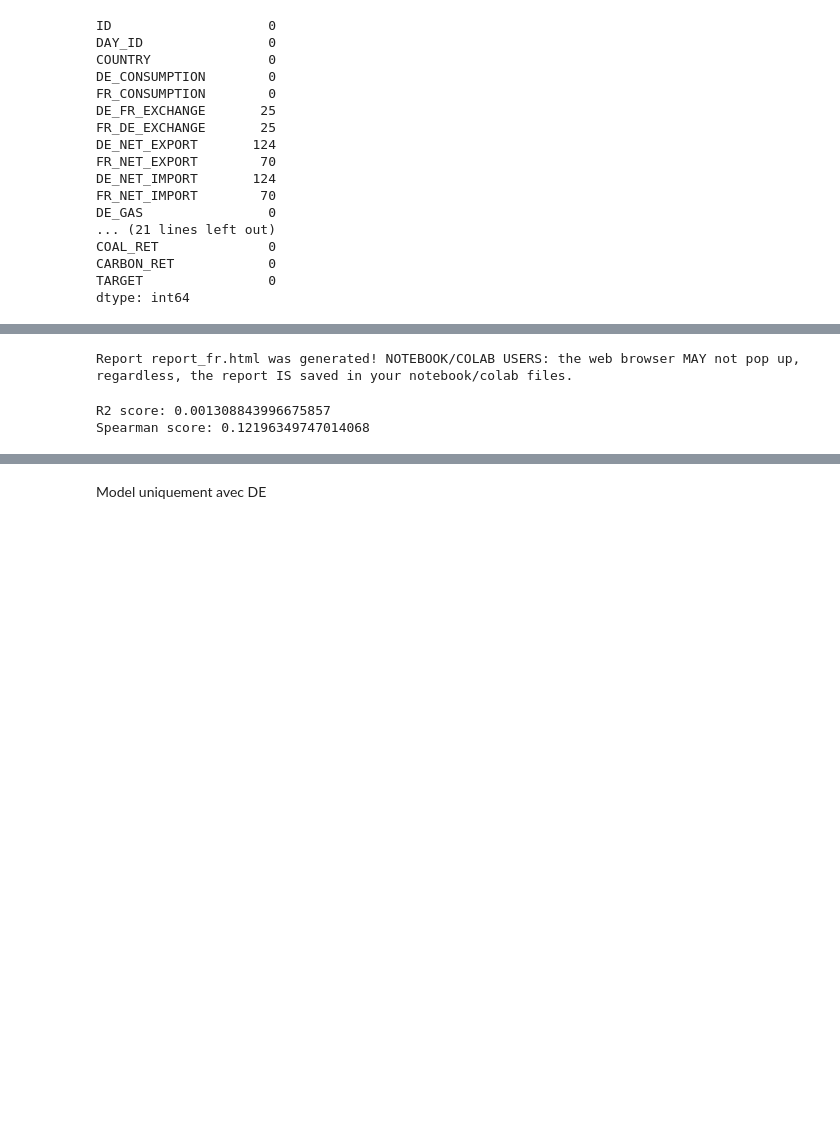
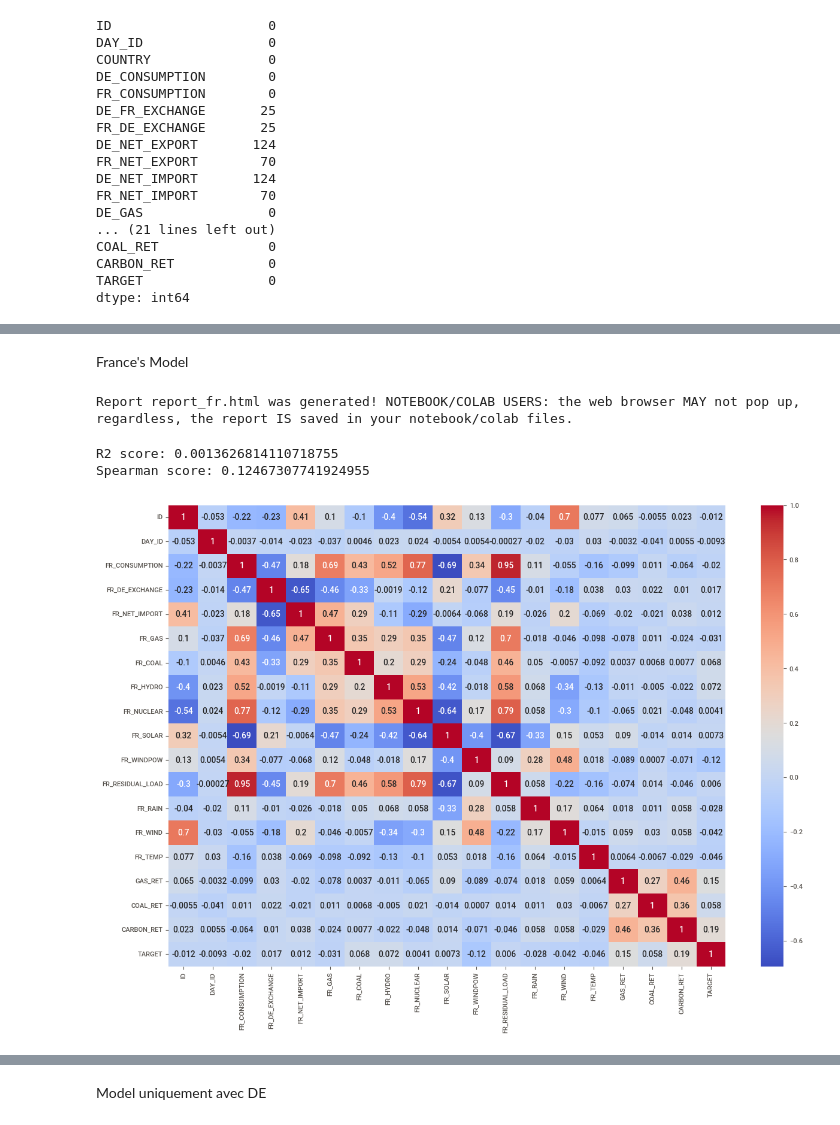
Before and after one commit to alixlm/Machine-Learning-Project, a Jupyter notebook: ML - Notebook Nathan.ipynb, the cells around one changed output, grey strips where cells are left out. Drawn from its saved outputs; the diff is of its cells as text; code cells hidden in the pictures; blank space fills up the shorter version.

```diff
--- a/ML - Notebook Nathan.ipynb
+++ b/ML - Notebook Nathan.ipynb
@@ -59,0 +140,7 @@ Model uniquement avec la france
+# %%
+df.fillna(df.drop(columns="COUNTRY").mean(), inplace=True)
+# %%
+# Remplacer les valeurs manquantes (None ou NaN) par la moyenne du pays
+for country in df["COUNTRY"].unique():
+    country_avg = df[df["COUNTRY"] == country].drop(columns="COUNTRY").mean()  # Calcule la moyenne des colonnes pour le pays
+    df.loc[df["COUNTRY"] == country] = df.loc[df["COUNTRY"] == country].fillna(country_avg)  # Remplacer les NaN par la moyenne
@@ -60,3 +264,5 @@ Model uniquement avec la france
+# %% [markdown]
+France's Model
 # %%
 df_fr = df[df['COUNTRY'] == 'FR']
 df_fr = df_fr[df_fr.columns[~df_fr.columns.str.startswith('DE')]]
@@ -103,5 +309,14 @@ print(f"R2 score: {score}")
 spearman = spearmanr(y_test, y_pred)
 print(f"Spearman score: {spearman.correlation}")
 # %% [output]
-R2 score: 0.001308843996675857
-Spearman score: 0.12196349747014068
+R2 score: 0.0013626814110718755
+Spearman score: 0.12467307741924955
+# %%
+# Matrice de corrélation de Spearman
+
+corr = df_fr.corr(method='spearman')
+plt.figure(figsize=(15, 10))
+sns.heatmap(corr, annot=True, cmap='coolwarm')
+plt.show()
+# %% [output]
+[figure, added]
```
Also changed, not shown: parts of 20 cells of this notebook, 1 other file.
